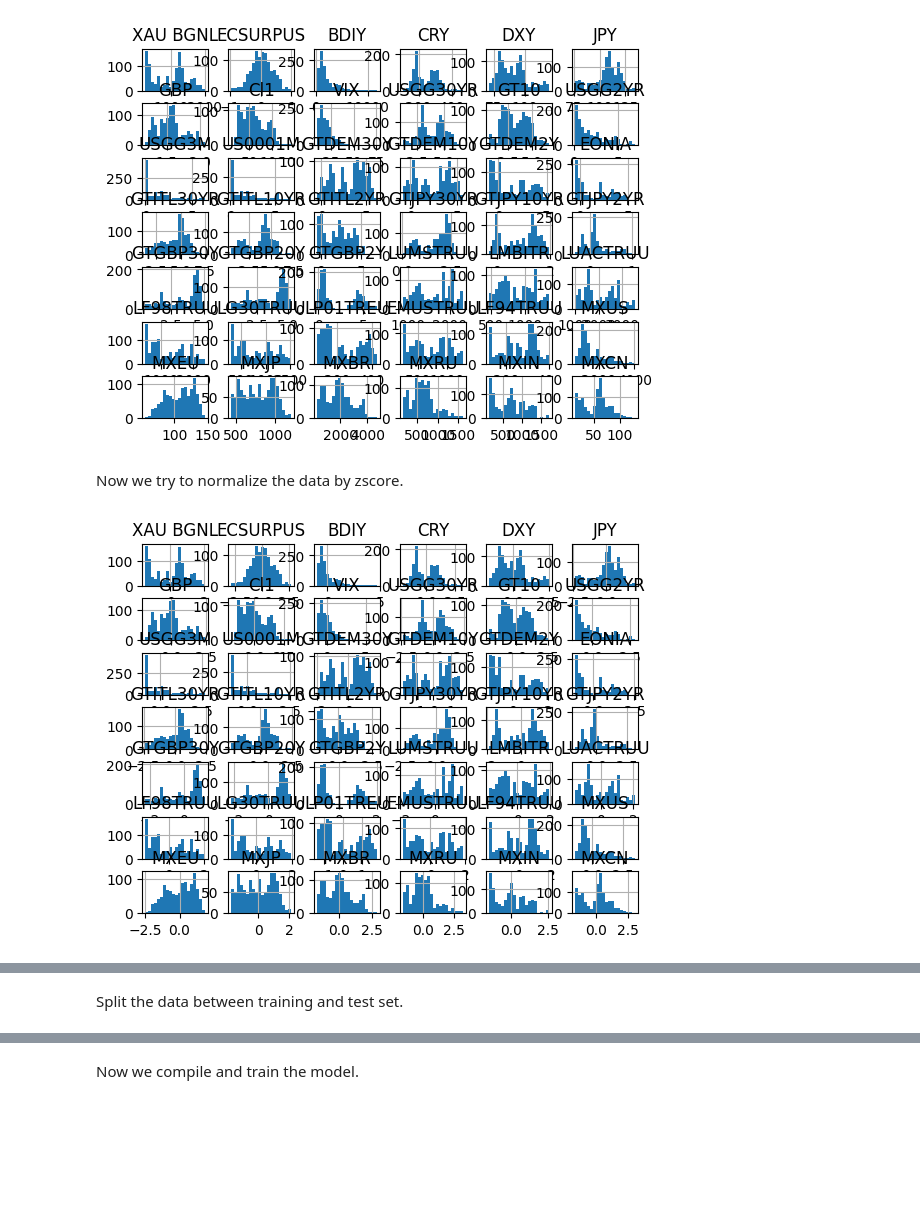
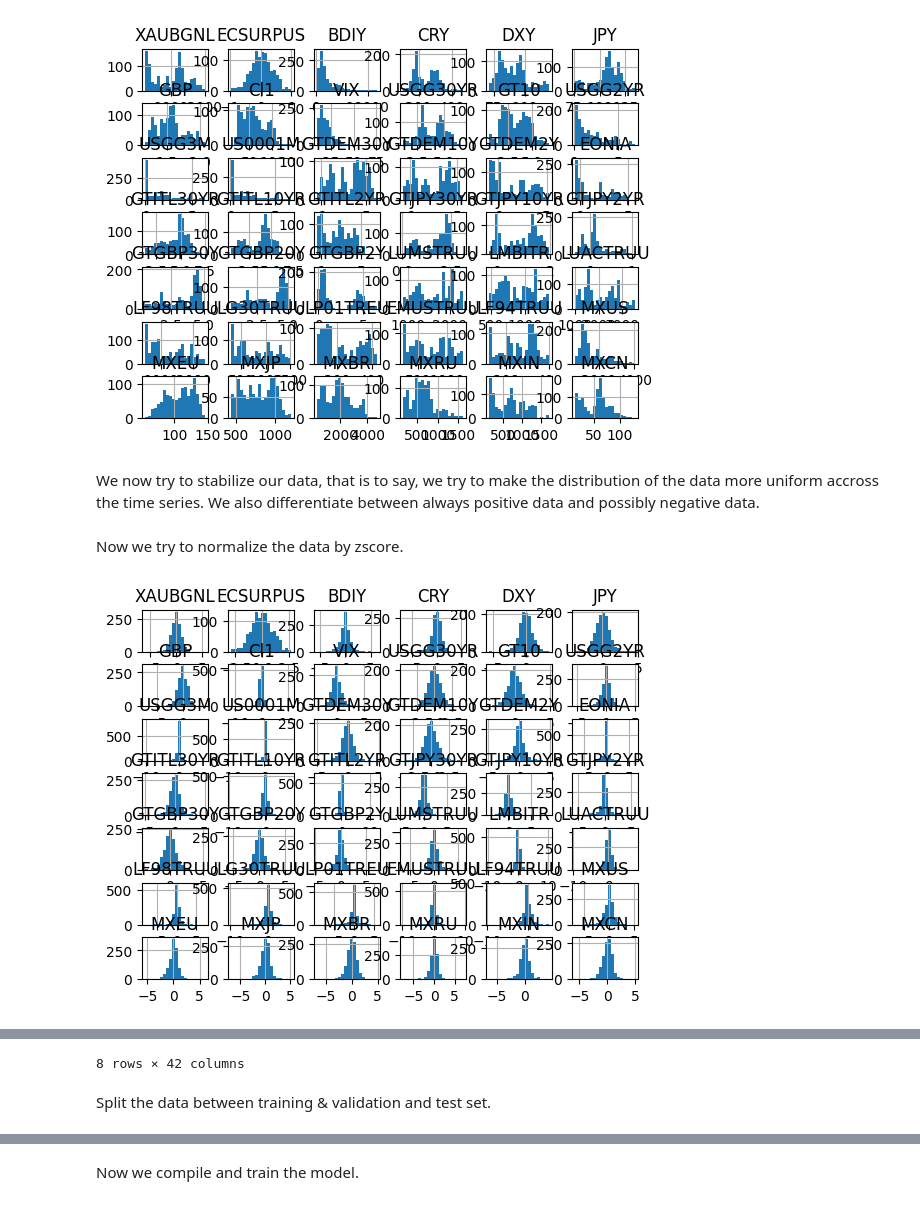
Before and after one commit to jstringara/Fintech, a Jupyter notebook: BC3/autoencoder.ipynb, the cells around one changed output, grey strips where cells are left out. Cells and saved outputs as stored; diff of their text form; code cells hidden in the pictures; blank space fills up the shorter version.

```diff
--- a/BC3/autoencoder.ipynb
+++ b/BC3/autoencoder.ipynb
@@ -21,11 +19,13 @@ Furthermore we use ';' as the separator.
 # %%
 # load the data from the file 'EWS.csv', delimiter is ';', read column 'Data' as datetime and all others as floats
 data = pd.read_csv('EWS.csv', delimiter=';', parse_dates=['Data'], dayfirst=True)
-
 # only take the first column of the data as Y
 Y = data.iloc[:,0]
-
 # take the rest of the columns as X
 X = data.iloc[:,1:]
 # convert the 'Data' column from datetime to int
 X['Data'] = X['Data'].astype(np.int64)
+# drop the 'Data' column from X
+X = X.drop('Data', axis=1)
+# print the head of the data
+print(X.head())
@@ -37,13 +55,32 @@ X.iloc[:,1:].hist(bins=20)
 plt.show()
 # %% [output]
 [figure]
+# %% [markdown]
+We now try to stabilize our data, that is to say, we try to make the distribution of the data more uniform accross the time series.
+We also differentiate between always positive data and possibly negative data.
+# %%
+# for always positive data we take logarithmic differences
+Currencies = ['XAUBGNL', 'BDIY', 'CRY', 'Cl1', 'DXY', 'EMUSTRUU', 'GBP', 'JPY', 'LF94TRUU', 'LF98TRUU', 'LG30TRUU', 'LMBITR', 'LP01TREU', 'LUACTRUU', 'LUMSTRUU', 'MXBR', 'MXCN', 'MXEU', 'MXIN', 'MXJP', 'MXRU', 'MXUS', 'VIX']
+X[Currencies] = np.log(X[Currencies]).diff()
+# for possibly negative values we take just the differences
+InterestRates = ['EONIA', 'GTDEM10Y', 'GTDEM2Y', 'GTDEM30Y', 'GTGBP20Y', 'GTGBP2Y', 'GTGBP30Y', 'GTITL10YR', 'GTITL2YR', 'GTITL30YR', 'GTJPY10YR', 'GTJPY2YR', 'GTJPY30YR', 'US0001M', 'USGG3M', 'USGG2YR', 'GT10', 'USGG30YR']
+X[InterestRates] = X[InterestRates].diff()
+# we drop the rows with NaN values (first row of each column) from X and Y
+nan_rows = X[X.isna().any(axis=1)].index
+X = X.drop(nan_rows)
+Y = Y.drop(nan_rows)
+# reset the index of X and Y (otherwise we'd have problem with shuffling)
+X = X.reset_index(drop=True)
+Y = Y.reset_index(drop=True)
 # %% [markdown]
 Now we try to normalize the data by zscore.
 # %%
-# normalize the data by zscoring
+# normalize the data by zscoring maybe min-max is better
 X = (X - X.mean()) / X.std()
 # replot the histograms
-X.iloc[:,1:].hist(bins=20)
+X.hist(bins=20)
 plt.show()
+# check that it has mean zero and std one
+X.describe()
 # %% [output]
-[figure, old version]
+[figure, new version]
@@ -50,3 +96,4 @@ plt.show()
+8 rows × 42 columns
 # %% [markdown]
-Split the data between training and test set.
+Split the data between training & validation and test set.
 # %%
```
Also changed, not shown: parts of 18 cells of this notebook, 4 other files.
